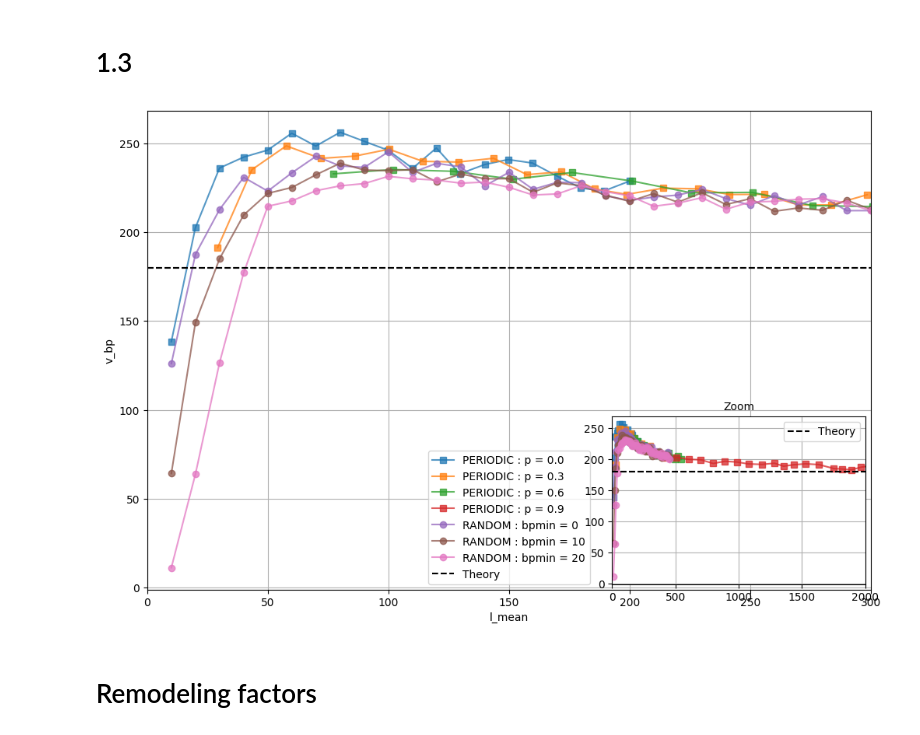
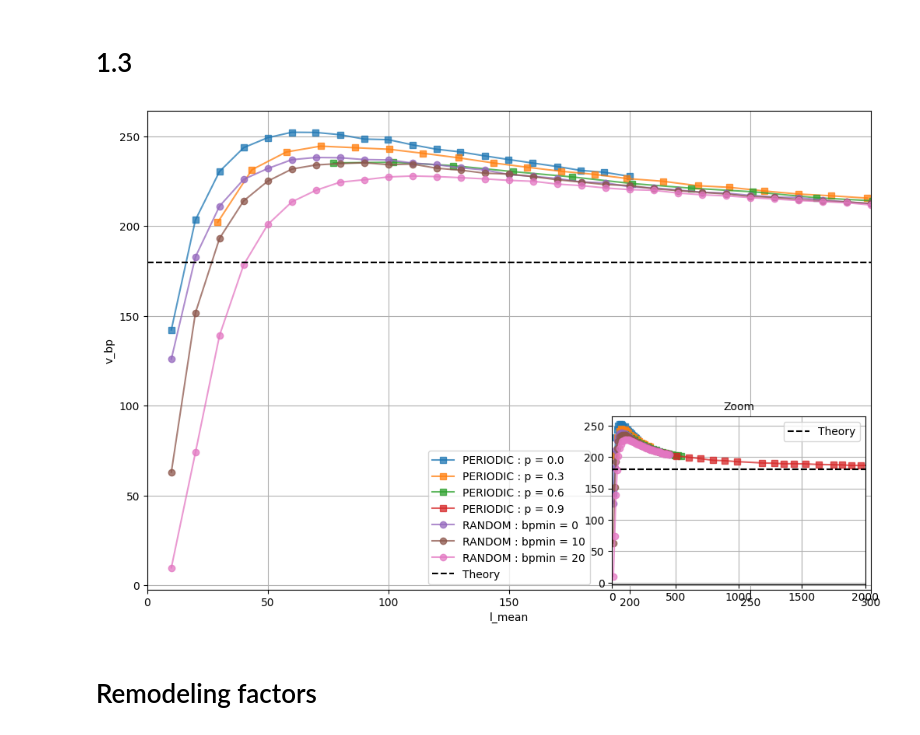
Before and after one commit to npelletbossot/nucleo, a Jupyter notebook: nucleo/working_on/figures.ipynb, the cells around one changed output. Drawn from its saved outputs; the diff is of its cells as text; code cells hidden in the pictures.

```diff
--- a/nucleo/working_on/figures.ipynb
+++ b/nucleo/working_on/figures.ipynb
@@ -167,7 +167,7 @@ s_w = 35
 mu_w, theta_w = 180, 90
 
 # DataFrame : RANDOM
-root = Path("/home/nicolas/Documents/PhD/Workspace/nucleo/outputs/2026-02-06__PC/nucleo__accessrandom_0")
+root = Path("/home/nicolas/Documents/PhD/Workspace/nucleo/outputs//2026-02-07_PC__DATA_ACCESS/nucleo__accessrandom_0")
 paths = [str(p) for p in root.glob("*/**/*.parquet")] or [str(p) for p in root.glob("*/*.parquet")]
 
 df_random = (
@@ -184,7 +184,7 @@ df_random = (
 )
 
 # DataFrame : PERIODIC
-root = Path("/home/nicolas/Documents/PhD/Workspace/nucleo/outputs/2026-02-06__PC/nucleo__accessperiodic_0")
+root = Path("/home/nicolas/Documents/PhD/Workspace/nucleo/outputs//2026-02-07_PC__DATA_ACCESS/nucleo__accessperiodic_0")
 paths = [str(p) for p in root.glob("*/**/*.parquet")] or [str(p) for p in root.glob("*/*.parquet")]
 
 df_periodic = (
@@ -300,34 +300,34 @@ for group in df_periodic_filtered.partition_by("alphad", as_dict=False):
 # Random inset
 for group in df_random_filtered.partition_by("bpmin", as_dict=False):
     bpmin   = group["bpmin"][0]
     l_mean  = group["l"].to_numpy()
     v_site  = group["v_mean"].to_numpy()
     c       = (150 + l_mean) / (35 + l_mean)
     v_bp    = v_site * c
     # color   = random_cmap(random_norm(bpmin))
     ax_inset.plot(l_mean, v_bp, marker="o", ls="-", alpha=0.75)
 
 # Inset config
 ax_inset.set_xlim([0, xlim_sub])
 ax_inset.set_ylim(ax.get_ylim())
 ax_inset.grid(True)
 ax_inset.set_title("Zoom", fontsize=10)
 
 
 # --- Architecture Inset --- #
 plt.axhline(180, c="k", ls="--", label="Theory")
 plt.xlim([0, xlim_sub])
 # plt.xlabel("l_mean")
 # plt.ylabel("v_bp")
 plt.grid(True)
 plt.axhline(180, c="k", ls="--")
 plt.legend()
 
 
 # --- Show --- #
 plt.show()
 # %% [output]
-[figure, old version]
+[figure, new version]
 # %% [markdown]
 # Remodeling factors
 # %%
```
Also changed, not shown: 8 other files.
